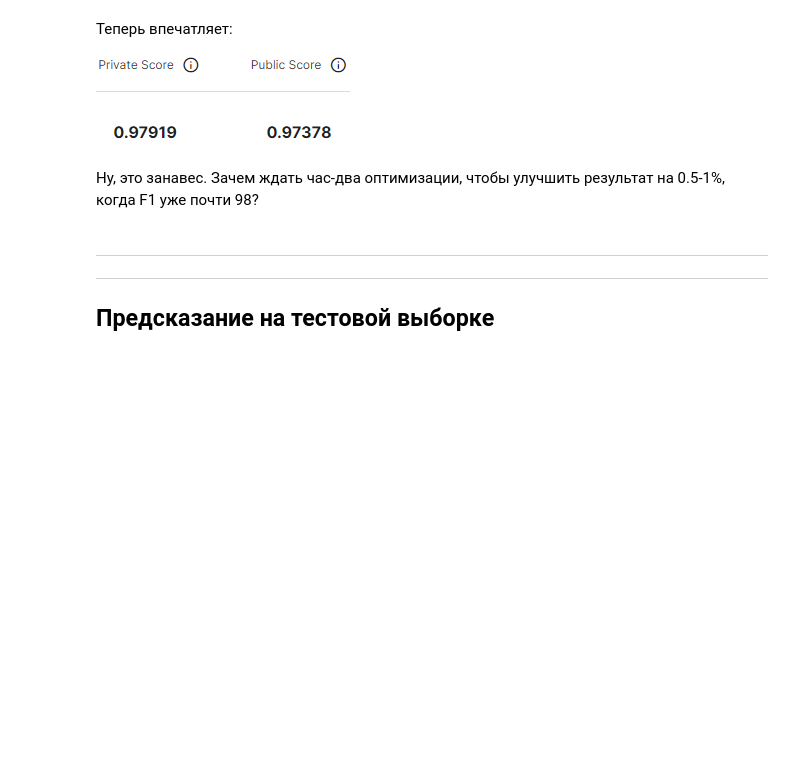
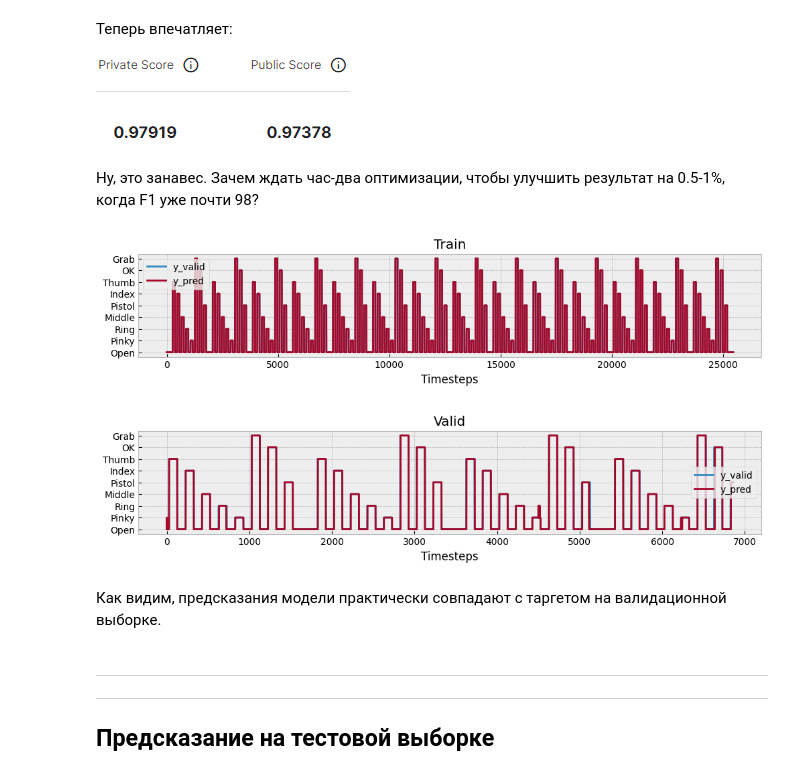
Before and after one commit to khav-i/Work-with-OMG-sensors-data, a Jupyter notebook: solving_the_test_task.ipynb, the cells around one changed output. Saved outputs shown, nothing was run; the diff lists cells and outputs as text; code cells hidden in the pictures; blank space fills up the shorter version.

```diff
--- a/solving_the_test_task.ipynb
+++ b/solving_the_test_task.ipynb
@@ -3336,6 +3328,28 @@ Wall time: 2min 9s
 ![image.png](attachment:image.png)
 # %% [markdown]
 Ну, это занавес. Зачем ждать час-два оптимизации, чтобы улучшить результат на 0.5-1%, когда F1 уже почти 98?
+# %%
+train_preds = cbc.predict(X_train_mm_ax_ar_)
+valid_preds = cbc.predict(X_valid_mm_ax_ar_)
+
+for i in range(2):
+    plt.figure(figsize=(12, 2))
+    if i == 0:
+        true, preds, title = y_train_2d, train_preds, 'Train'
+    else:
+        true, preds, title = y_valid_2d, valid_preds, 'Valid'
+    plt.plot(true, label='y_valid')
+    plt.plot(preds, label='y_pred')
+    plt.yticks(np.arange(len(GESTURES)), GESTURES)
+    plt.grid(visible=True)
+    plt.xlabel('Timesteps')
+    plt.legend()
+    plt.title(title)
+# %% [output]
+[figure, added]
+[figure, added]
+# %% [markdown]
+Как видим, предсказания модели практически совпадают с таргетом на валидационной выборке.
 # %% [markdown]
 ---
 ---
```
Also changed, not shown: parts of 22 cells of this notebook.
